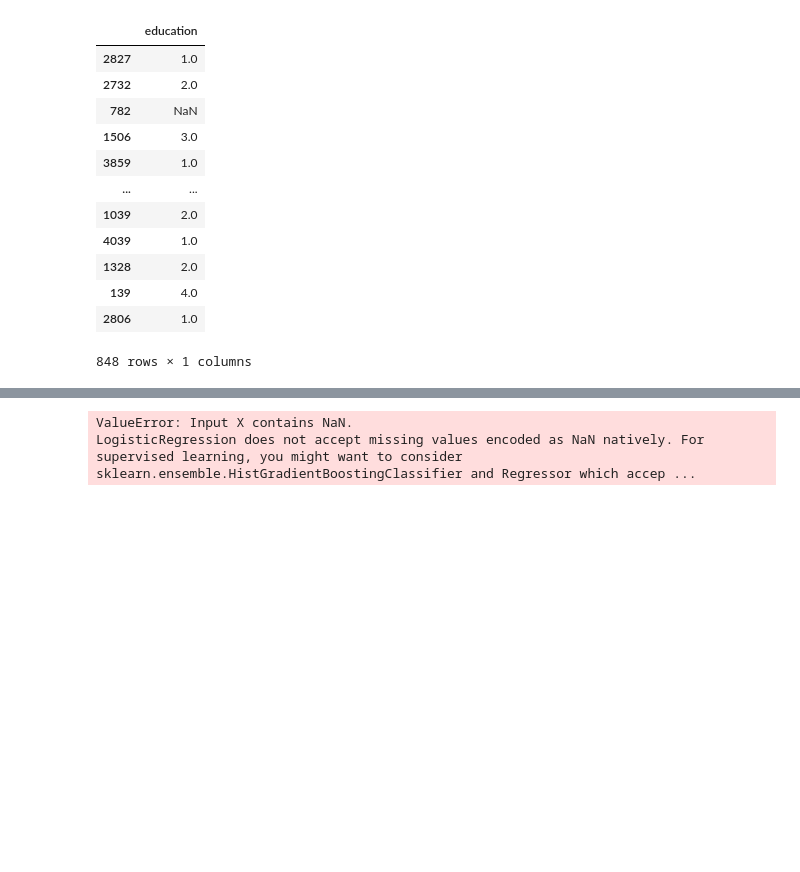
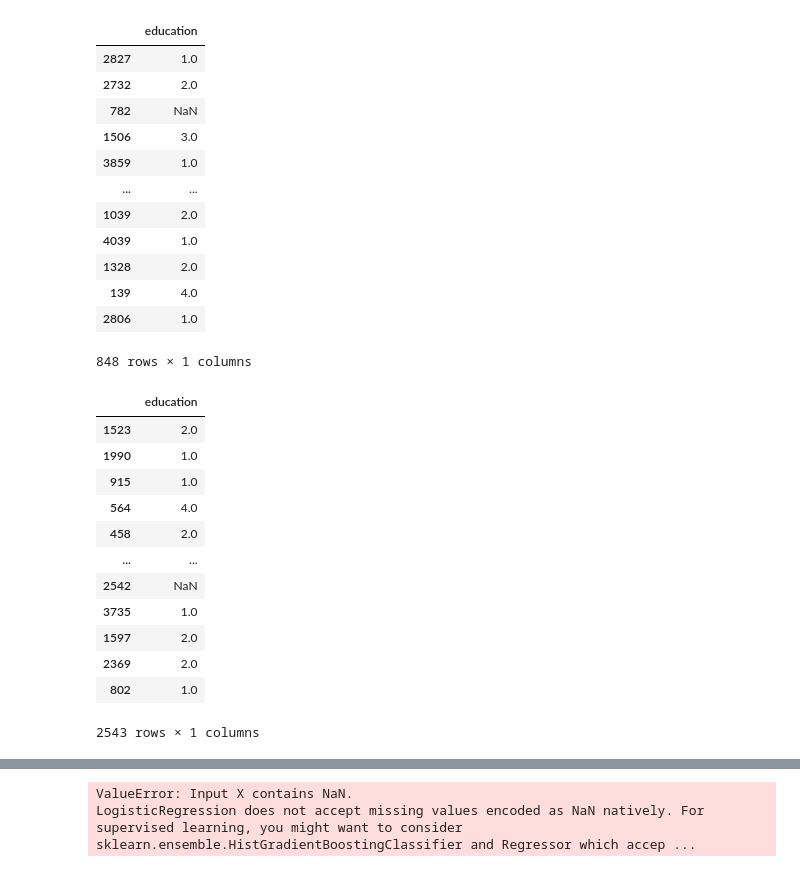
Before and after one commit to PSahithisuma/AIML_AVANTHI_SAHITHI, a Jupyter notebook: Untitled12.ipynb, the cells around one changed output, grey strips where cells are left out. Drawn from its saved outputs; the diff is of its cells as text; code cells hidden in the pictures; blank space fills up the shorter version.

```diff
--- a/Untitled12.ipynb
+++ b/Untitled12.ipynb
@@ -62,3 +61,19 @@ X_test
 | 139 | 4.0 |
 | 2806 | 1.0 |
 848 rows × 1 columns
+# %%
+X_test
+# %% [output]
+|  | education |
+| 1523 | 2.0 |
+| 1990 | 1.0 |
+| 915 | 1.0 |
+| 564 | 4.0 |
+| 458 | 2.0 |
+| ... | ... |
+| 2542 | NaN |
+| 3735 | 1.0 |
+| 1597 | 2.0 |
+| 2369 | 2.0 |
+| 802 | 1.0 |
+2543 rows × 1 columns
```
Also changed, not shown: parts of 10 cells of this notebook.
